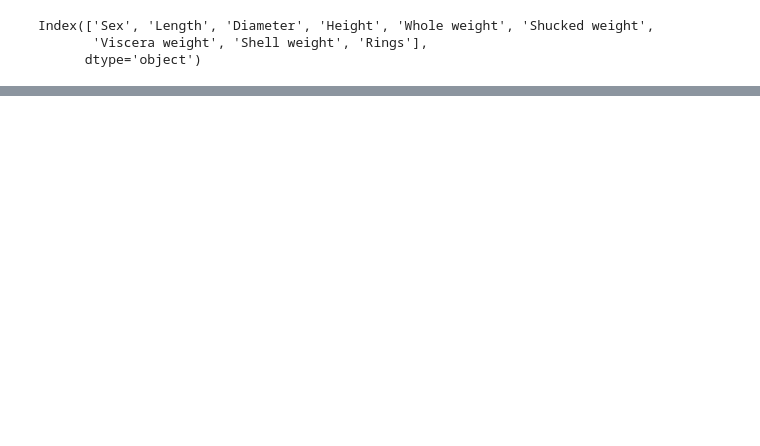
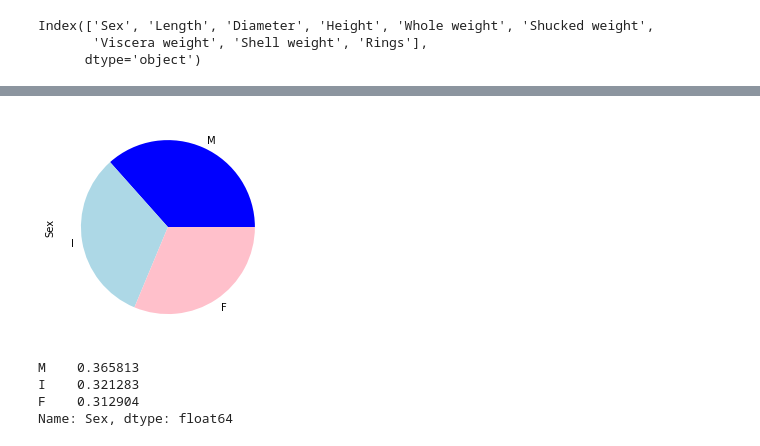
Before and after one commit to albispark/progetto-data-intensive, a Jupyter notebook: Progetto.ipynb, the cells around one changed output, grey strips where cells are left out. Cells and saved outputs as stored; diff of their text form; code cells hidden in the pictures; blank space fills up the shorter version.

```diff
--- a/Progetto.ipynb
+++ b/Progetto.ipynb
@@ -45 +85,4 @@ Index(['Sex', 'Length', 'Diameter', 'Height', 'Whole weight', 'Shucked weight',
+# %%
+data["Age"] = data["Rings"] + 1.5
+data.drop("Rings", axis=1, inplace=True)
 # %%
@@ -50,0 +103,8 @@ data.shape
+# %%
+def convert_age(age):
+  if age >= 11.5:
+    return 'Old'
+  else:
+    return 'Young'
+# %%
+data.Age = data.Age.apply(convert_age)
@@ -50,0 +149,3 @@ data.shape
+# %%
+data = data.astype({'Sex': 'category', 'Age': 'category'})
+data.info(memory_usage="deep")
@@ -50,0 +201,11 @@ data.shape
+# %%
+data["Sex"].value_counts().plot.pie(colors=["blue", "lightblue", "pink"]);
+# %% [output]
+[figure, added]
+# %%
+data["Sex"].value_counts(normalize=True)
+# %% [output]
+M    0.365813
+I    0.321283
+F    0.312904
+Name: Sex, dtype: float64
```
Also changed, not shown: parts of 42 cells of this notebook.
